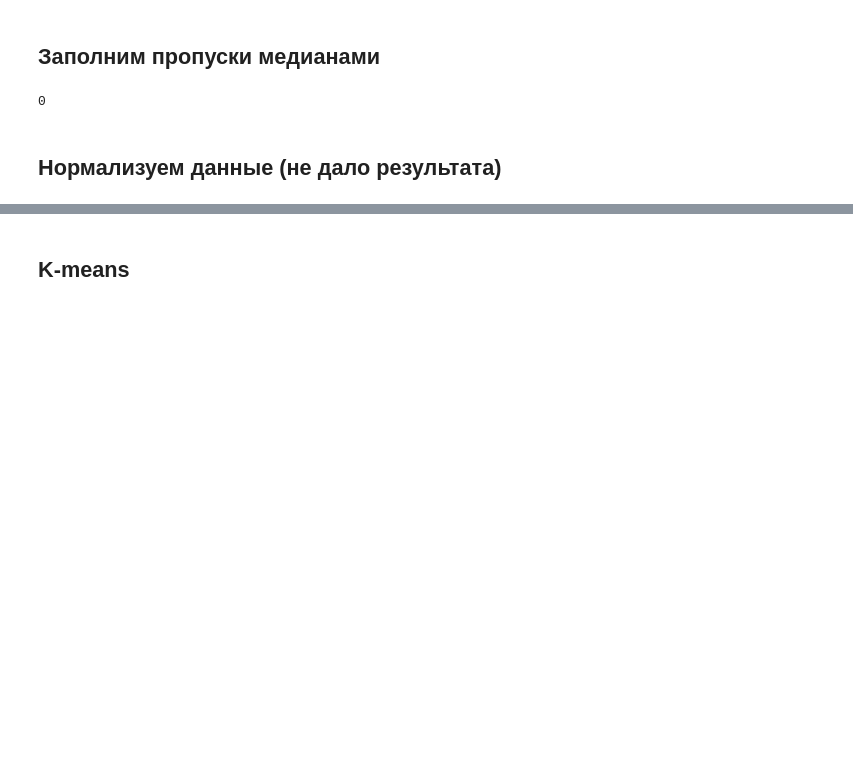
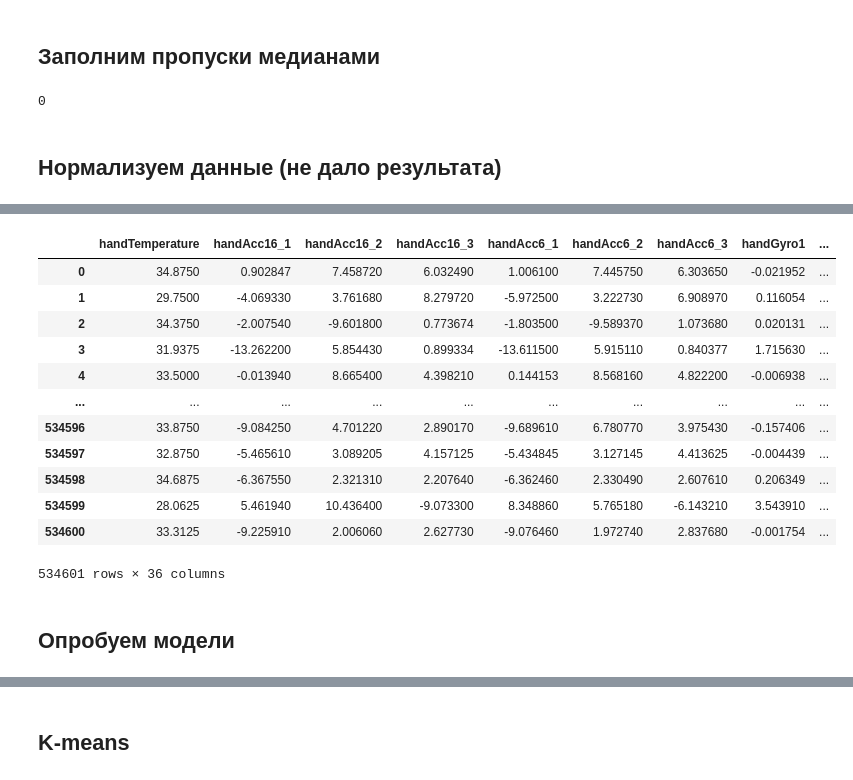
Before and after one commit to Kealfeyne/Samsung_Bootcamp_Classic_ML, a Jupyter notebook: 3_clustering.ipynb, the cells around one changed output, grey strips where cells are left out. Drawn from its saved outputs; the diff is of its cells as text; code cells hidden in the pictures; blank space fills up the shorter version.

```diff
--- a/3_clustering.ipynb
+++ b/3_clustering.ipynb
@@ -135,0 +228,27 @@ current_dataset = dataset
+# %%
+lists_of_groups = lists_of_columns_to_pca # Можно изменить столбцы, но использую те, что и при PCA
+
+columns_of_grouped = [x for lst in lists_of_groups for x in lst]
+meaned_groups_dataset = dataset.drop(columns_of_grouped, axis=1)
+new_features_names = ['handMagne', 'handOrientation', 'chestMagne1', 'chestOrientation1', 'ankleMagne1', 'ankleOrientation1']
+
+for lst, name in zip(lists_of_groups, new_features_names):
+  meaned_groups_dataset[name] = dataset[lst].mean(axis=1)
+# %%
+meaned_groups_dataset
+# %% [output]
+|  | handTemperature | handAcc16_1 | handAcc16_2 | handAcc16_3 | handAcc6_1 | handAcc6_2 | handAcc6_3 | handGyro1 | ... |
+| 0 | 34.8750 | 0.902847 | 7.458720 | 6.032490 | 1.006100 | 7.445750 | 6.303650 | -0.021952 | ... |
+| 1 | 29.7500 | -4.069330 | 3.761680 | 8.279720 | -5.972500 | 3.222730 | 6.908970 | 0.116054 | ... |
+| 2 | 34.3750 | -2.007540 | -9.601800 | 0.773674 | -1.803500 | -9.589370 | 1.073680 | 0.020131 | ... |
+| 3 | 31.9375 | -13.262200 | 5.854430 | 0.899334 | -13.611500 | 5.915110 | 0.840377 | 1.715630 | ... |
+| 4 | 33.5000 | -0.013940 | 8.665400 | 4.398210 | 0.144153 | 8.568160 | 4.822200 | -0.006938 | ... |
+| ... | ... | ... | ... | ... | ... | ... | ... | ... | ... |
+| 534596 | 33.8750 | -9.084250 | 4.701220 | 2.890170 | -9.689610 | 6.780770 | 3.975430 | -0.157406 | ... |
+| 534597 | 32.8750 | -5.465610 | 3.089205 | 4.157125 | -5.434845 | 3.127145 | 4.413625 | -0.004439 | ... |
+| 534598 | 34.6875 | -6.367550 | 2.321310 | 2.207640 | -6.362460 | 2.330490 | 2.607610 | 0.206349 | ... |
+| 534599 | 28.0625 | 5.461940 | 10.436400 | -9.073300 | 8.348860 | 5.765180 | -6.143210 | 3.543910 | ... |
+| 534600 | 33.3125 | -9.225910 | 2.006060 | 2.627730 | -9.076460 | 1.972740 | 2.837680 | -0.001754 | ... |
+534601 rows × 36 columns
+# %% [markdown]
+## Опробуем модели
```
Also changed, not shown: parts of 29 cells of this notebook.
